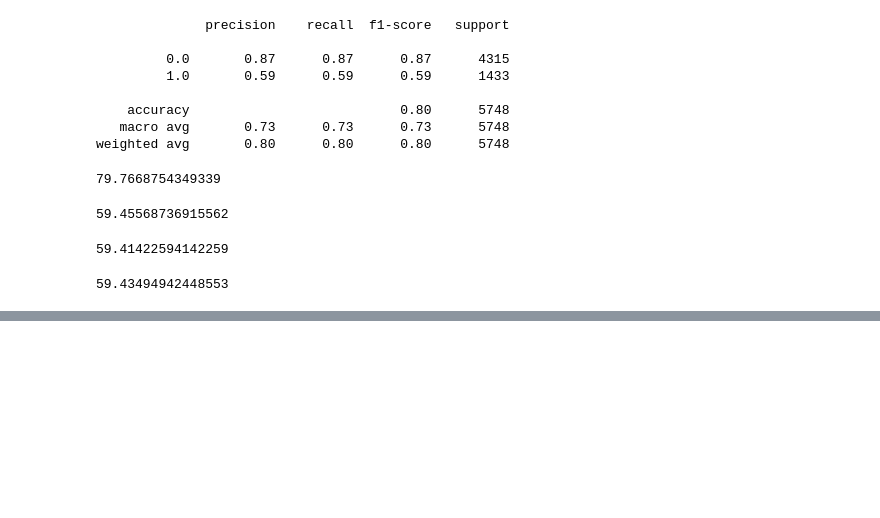
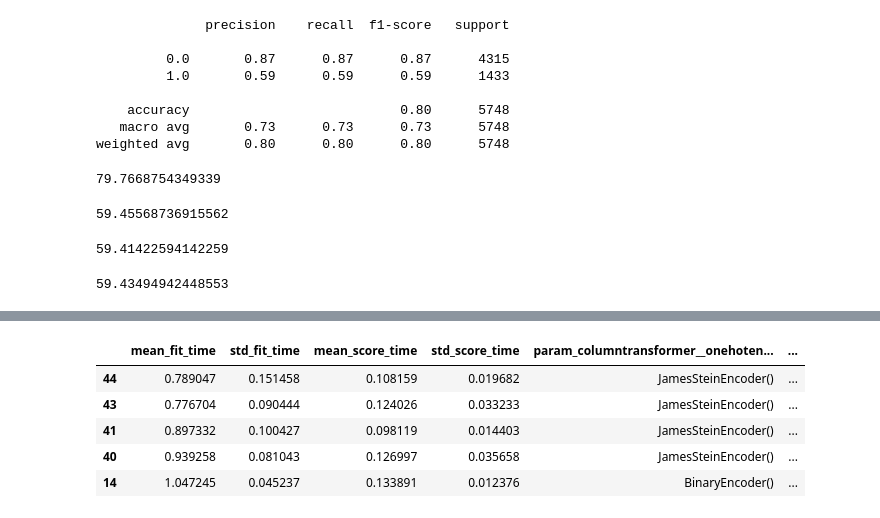
Before and after one commit to barbosarafael/hr_analysis, a Jupyter notebook: notebooks/4.0.modelo_oficial.ipynb, the cells around one changed output, grey strips where cells are left out. Cells and saved outputs as stored; diff of their text form; code cells hidden in the pictures; blank space fills up the shorter version.

```diff
--- a/notebooks/4.0.modelo_oficial.ipynb
+++ b/notebooks/4.0.modelo_oficial.ipynb
@@ -280,0 +350,17 @@ f1_score(y_true = y_test, y_pred = y_pred) * 100
+# %%
+params = {}
+
+params['columntransformer__onehotencoder'] = [encoder1, encoder2, encoder3, encoder4, encoder5, encoder6, encoder7,
+                                              encoder8, encoder9, encoder10, encoder11, encoder12, encoder13,
+                                              encoder14, encoder15, encoder16, encoder17, encoder18]
+
+params['columntransformer__standardscaler'] = [encoder19, encoder20, encoder21, encoder22, encoder23]
+# %%
+grid = GridSearchCV(estimator = pipeline_com_modelo,
+                    param_grid = params,
+                    scoring = 'recall',
+                    n_jobs = -1,
+                    cv = 4
+                   )
+# %%
+grid.fit(X_train, y_train)
@@ -280,0 +402,11 @@ f1_score(y_true = y_test, y_pred = y_pred) * 100
+# %%
+pd.DataFrame(grid.cv_results_)\
+    .sort_values(by = 'rank_test_score', ascending = True)\
+    .head(5)
+# %% [output]
+|  | mean_fit_time | std_fit_time | mean_score_time | std_score_time | param_columntransformer__onehoten... | ... |
+| 44 | 0.789047 | 0.151458 | 0.108159 | 0.019682 | JamesSteinEncoder() | ... |
+| 43 | 0.776704 | 0.090444 | 0.124026 | 0.033233 | JamesSteinEncoder() | ... |
+| 41 | 0.897332 | 0.100427 | 0.098119 | 0.014403 | JamesSteinEncoder() | ... |
+| 40 | 0.939258 | 0.081043 | 0.126997 | 0.035658 | JamesSteinEncoder() | ... |
+| 14 | 1.047245 | 0.045237 | 0.133891 | 0.012376 | BinaryEncoder() | ... |
```
Also changed, not shown: parts of 18 cells of this notebook, 1 other file.
